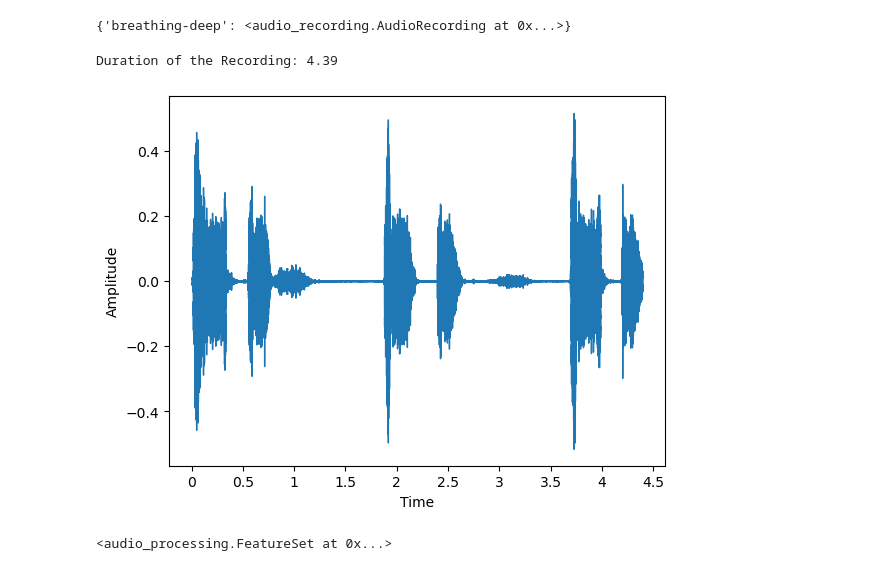
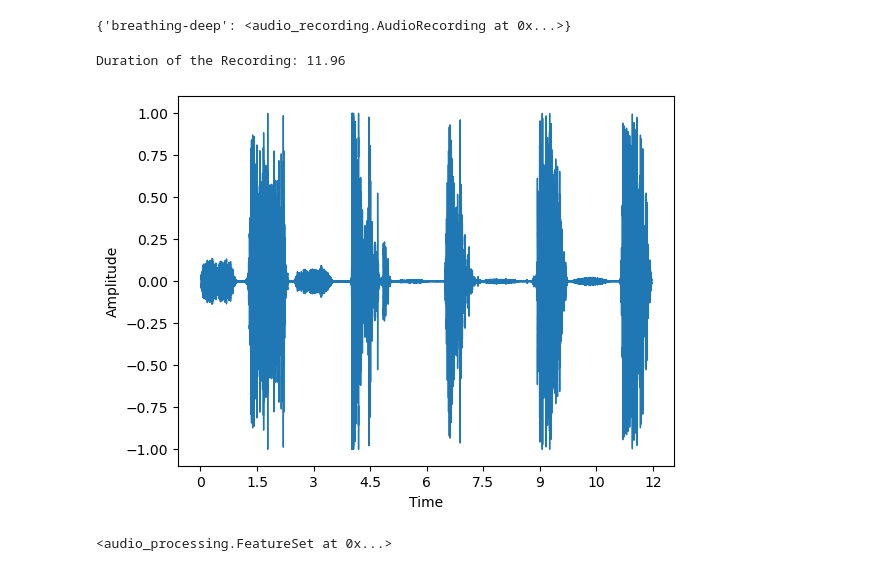
Before and after one commit to MichaelReiter94/acoustic_covid_detection, a Jupyter notebook: python/Jupyter_Notebooks/Untitled.ipynb, the cells around one changed output. Saved outputs shown, nothing was run; the diff lists cells and outputs as text; code cells hidden in the pictures.

```diff
--- a/python/Jupyter_Notebooks/Untitled.ipynb
+++ b/python/Jupyter_Notebooks/Untitled.ipynb
@@ -7,6 +7,6 @@ from audio_processing import FeatureSet
 # %% [output]
 D:\Archiv\Studium\Master\6.-Semester\Masters_Thesis\Git\acoustic_covid_detection\python
 # %%
-with open(f"data/Coswara_processed/pickles/2023_02_11_breathing15mfcc_highres_corrected.pickle", "rb") as f:
+with open(f"data/Coswara_processed/pickles/2023_02_21_mfcc_breath_3s_22kHz.pickle", "rb") as f:
     feature_set1 = pickle.load(f)
 # %%
@@ -24,10 +36,10 @@ feature_set2.participants[0].recordings
 with open(f"data/Coswara_processed/pickles/2023_02_11_logmel_cough_fs22kHz_augmented.pickle", "rb") as f:
     feature_set3 = pickle.load(f)
 # %%
-feature_set3.participants[0].recordings[feature_set3.types_of_recording].show_waveform(20)
+feature_set1.participants[1].recordings[feature_set1.types_of_recording].show_waveform(36)
 # %% [output]
-Duration of the Recording: 4.39
+Duration of the Recording: 11.96
-[figure, old version]
+[figure, new version]
 # %%
 feature_set3
 # %% [output]
```
Also changed, not shown: parts of 5 cells of this notebook, 6 other files.
